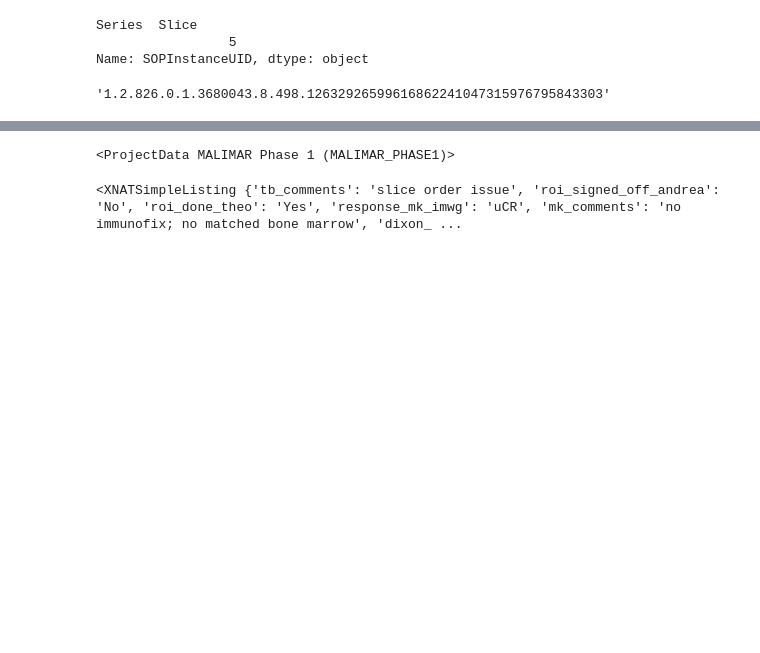
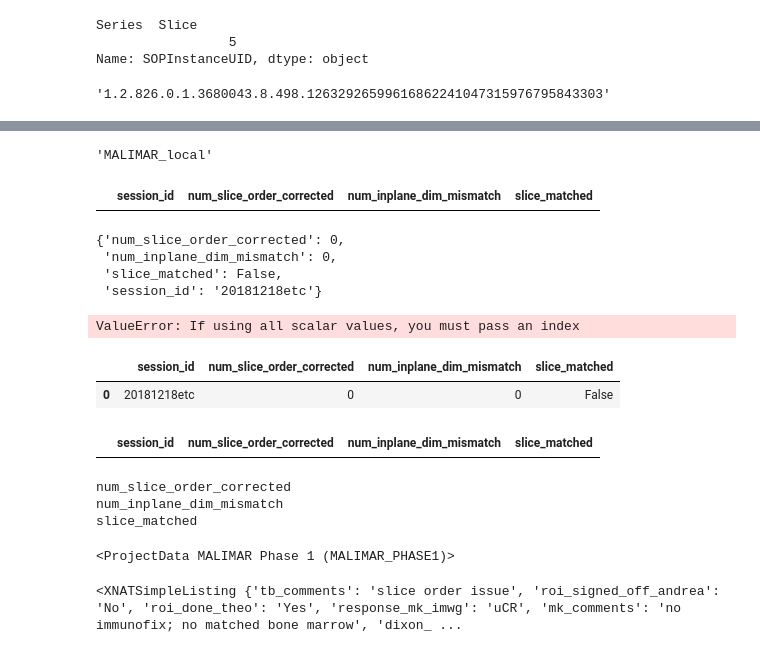
Before and after one commit to theo-barfoot/MALIMAR_data_cleaning, a Jupyter notebook: scrap.ipynb, the cells around one changed output, grey strips where cells are left out. Cells and saved outputs as stored; diff of their text form; code cells hidden in the pictures; blank space fills up the shorter version.

Commit message:
static changes to class methods in data_io custom variable upload sorted hygiene report implemented but not working

```diff
--- a/scrap.ipynb
+++ b/scrap.ipynb
@@ -1899,3 +1980,43 @@ mrSession.fields['tb_comments'] = 'test'
+# %%
+project.id
+# %% [output]
+'MALIMAR_local'
+# %%
+hr = pd.read_excel('hygeine_report.xlsx')
+hr
+# %% [output]
+|  | session_id | num_slice_order_corrected | num_inplane_dim_mismatch | slice_matched |
+# %%
+hygiene = {'num_slice_order_corrected': 0, 'num_inplane_dim_mismatch': 0, 'slice_matched': False}
+# %%
+hygiene.update({'session_id': '20181218etc'})
+# %%
+hygiene
+# %% [output]
+{'num_slice_order_corrected': 0,
+ 'num_inplane_dim_mismatch': 0,
+ 'slice_matched': False,
+ 'session_id': '20181218etc'}
+# %%
+pd.DataFrame(hygiene, columns=hygiene.keys())
+# %% [output]
+ValueError: If using all scalar values, you must pass an index
+# %%
+hr.append(pd.DataFrame(hygiene, index=[0]), sort=False)[hr.columns.tolist()]
+# %% [output]
+|  | session_id | num_slice_order_corrected | num_inplane_dim_mismatch | slice_matched |
+| 0 | 20181218etc | 0 | 0 | False |
+# %%
+hr
+# %% [output]
+|  | session_id | num_slice_order_corrected | num_inplane_dim_mismatch | slice_matched |
+# %%
+for param in hygiene:
+    print(param)
+# %% [output]
+num_slice_order_corrected
+num_inplane_dim_mismatch
+slice_matched
 # %%
 connection_ICR = xnat.connect(server='https://xnatcruk.icr.ac.uk/XNAT_ICR_COLLABORATIONS')
 # %%
```
Also changed, not shown: parts of 21 cells of this notebook, 3 other files.
